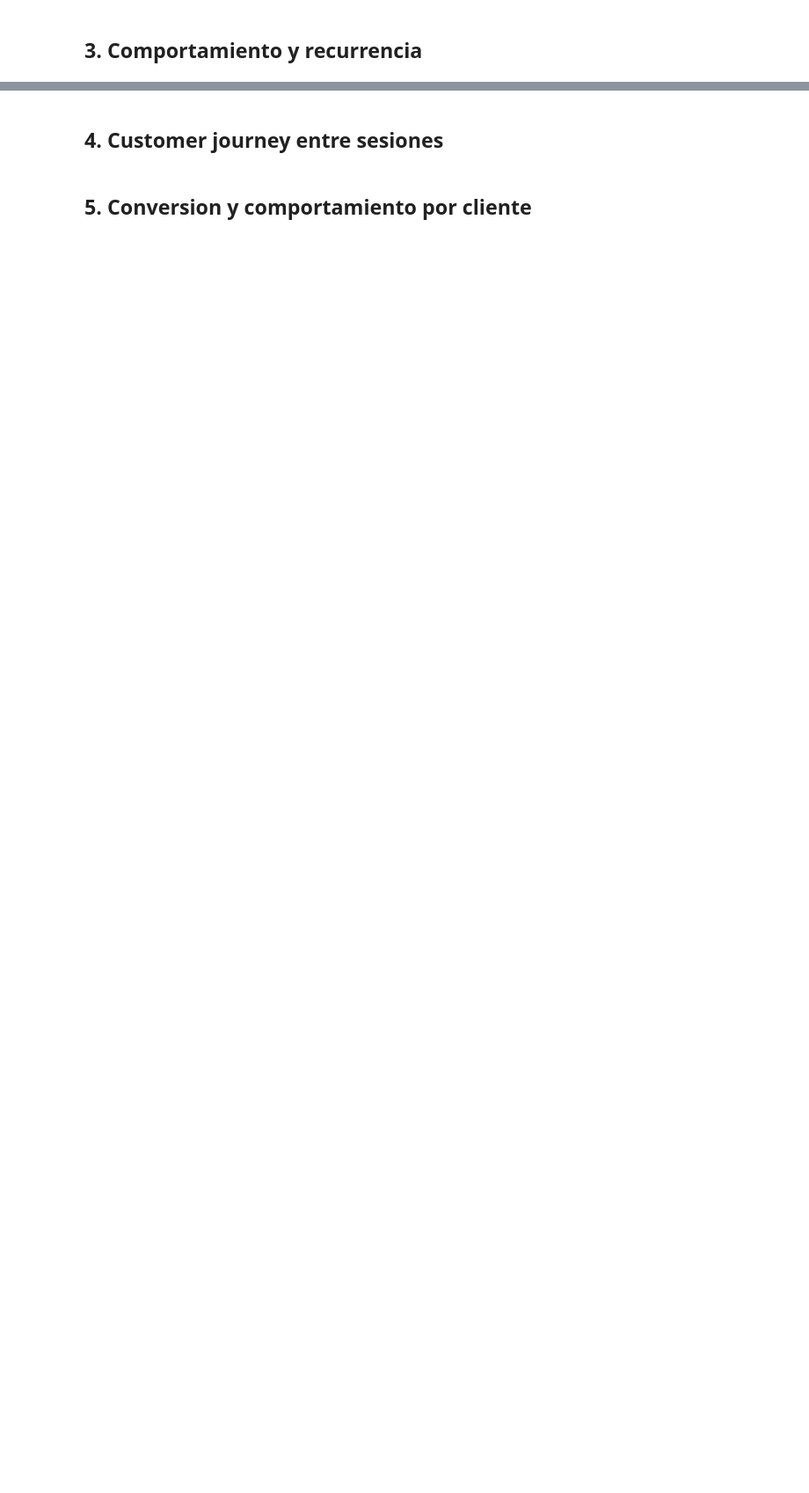
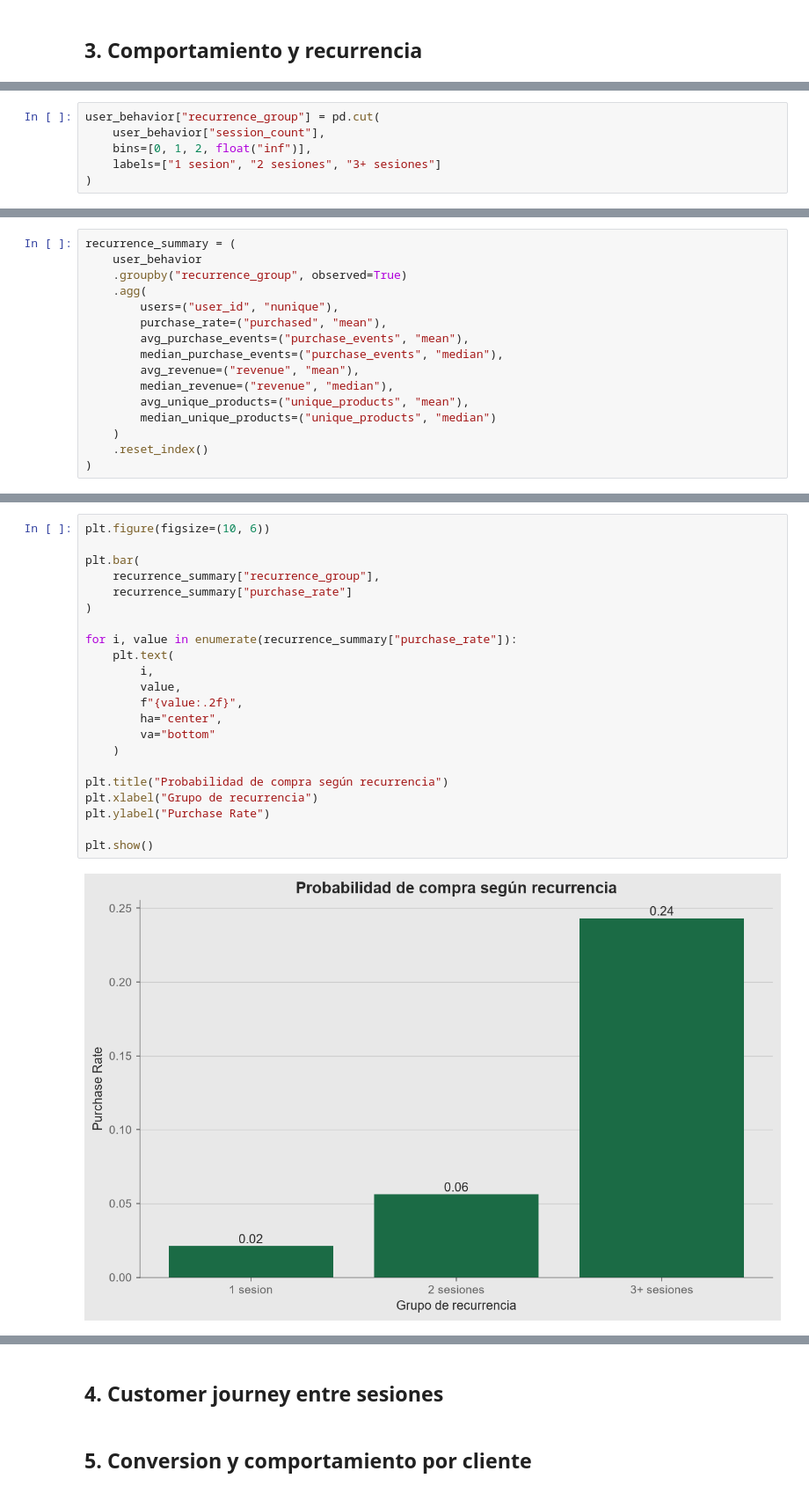
Before and after one commit to Nicosuarezso/ecommerce-cosmetics-analytics, a Jupyter notebook: notebooks/04_customer_analysis.ipynb, the cells around one changed output, grey strips where cells are left out. Shown at 88% size. Cells and saved outputs as stored; diff of their text form; blank space fills up the shorter version.

```diff
--- a/notebooks/04_customer_analysis.ipynb
+++ b/notebooks/04_customer_analysis.ipynb
@@ -519,0 +591,6 @@ Será necesario analizar posteriormente su frecuencia de compra, recurrencia y c
+# %%
+user_behavior["recurrence_group"] = pd.cut(
+    user_behavior["session_count"],
+    bins=[0, 1, 2, float("inf")],
+    labels=["1 sesion", "2 sesiones", "3+ sesiones"]
+)
@@ -519,0 +661,16 @@ Será necesario analizar posteriormente su frecuencia de compra, recurrencia y c
+# %%
+recurrence_summary = (
+    user_behavior
+    .groupby("recurrence_group", observed=True)
+    .agg(
+        users=("user_id", "nunique"),
+        purchase_rate=("purchased", "mean"),
+        avg_purchase_events=("purchase_events", "mean"),
+        median_purchase_events=("purchase_events", "median"),
+        avg_revenue=("revenue", "mean"),
+        median_revenue=("revenue", "median"),
+        avg_unique_products=("unique_products", "mean"),
+        median_unique_products=("unique_products", "median")
+    )
+    .reset_index()
+)
@@ -519,0 +684,24 @@ Será necesario analizar posteriormente su frecuencia de compra, recurrencia y c
+# %%
+plt.figure(figsize=(10, 6))
+
+plt.bar(
+    recurrence_summary["recurrence_group"],
+    recurrence_summary["purchase_rate"]
+)
+
+for i, value in enumerate(recurrence_summary["purchase_rate"]):
+    plt.text(
+        i,
+        value,
+        f"{value:.2f}",
+        ha="center",
+        va="bottom"
+    )
+
+plt.title("Probabilidad de compra según recurrencia")
+plt.xlabel("Grupo de recurrencia")
+plt.ylabel("Purchase Rate")
+
+plt.show()
+# %% [output]
+[figure, added]
```
Also changed, not shown: parts of 54 cells of this notebook, 1 other file.
